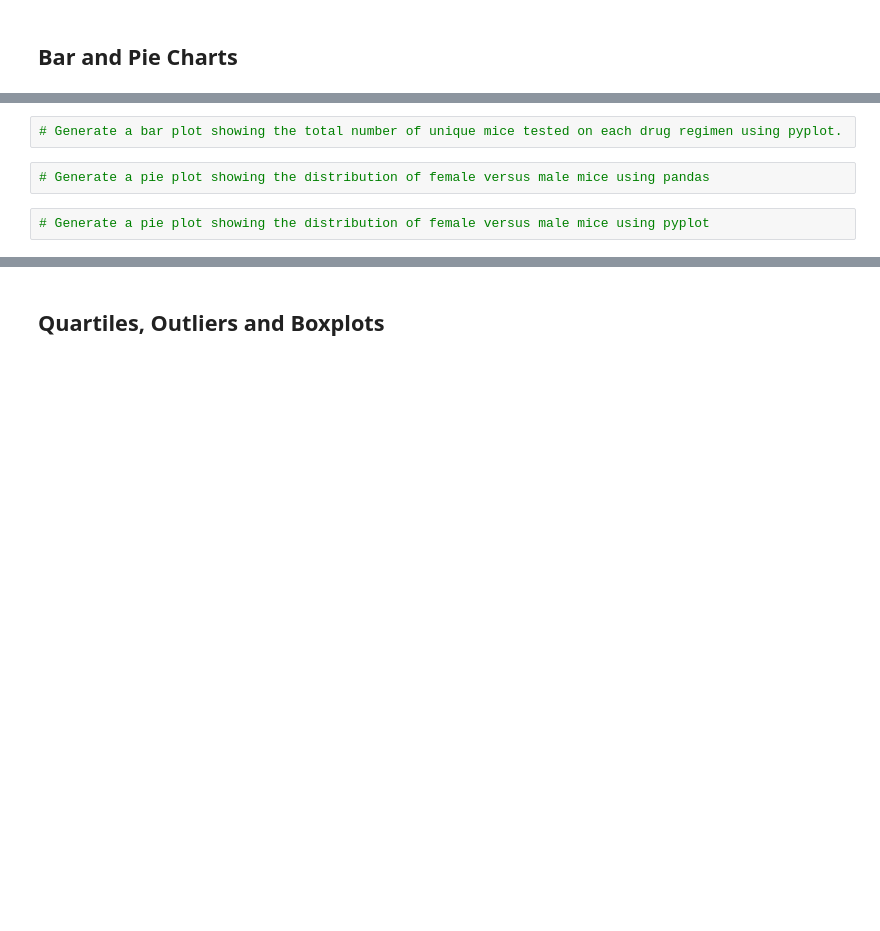
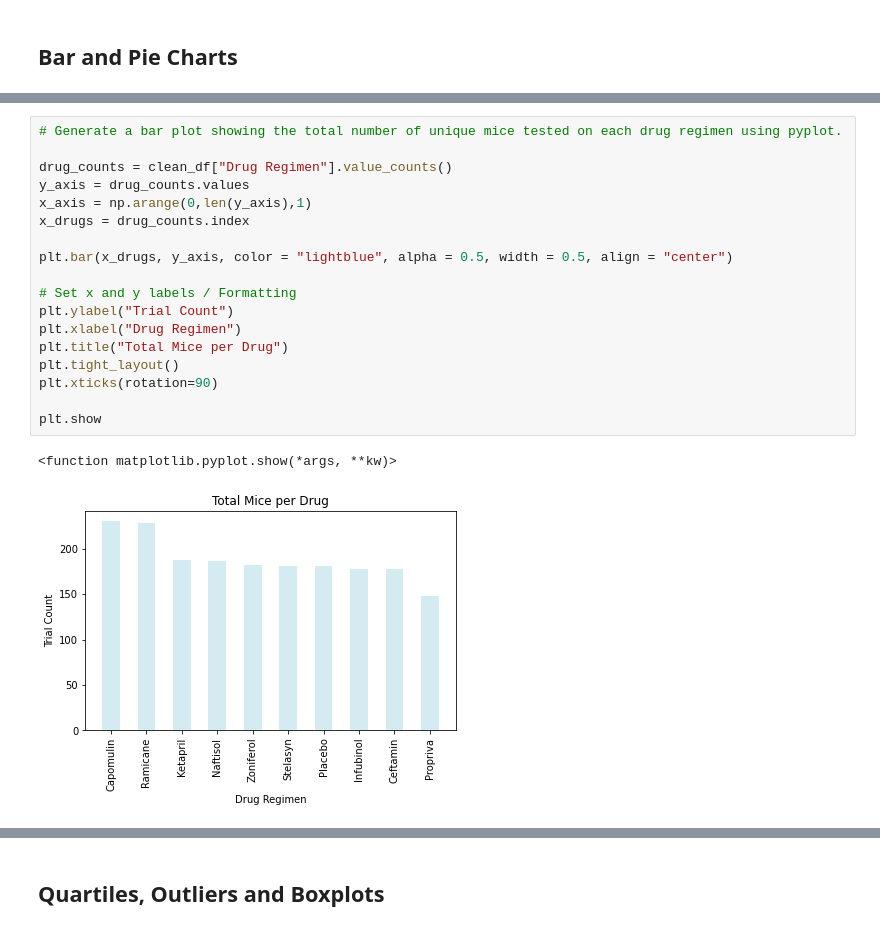
Before and after one commit to kimcrine/matplotlib-challenge, a Jupyter notebook: Pymaceuticals/pymaceuticals_starter.ipynb, the cells around one changed output, grey strips where cells are left out. Drawn from its saved outputs; the diff is of its cells as text; blank space fills up the shorter version.

```diff
--- a/Pymaceuticals/pymaceuticals_starter.ipynb
+++ b/Pymaceuticals/pymaceuticals_starter.ipynb
@@ -152,6 +152,21 @@ plt.show()
-# %%
-# Generate a bar plot showing the total number of unique mice tested on each drug regimen using pyplot.
-# %%
-# Generate a pie plot showing the distribution of female versus male mice using pandas
-# %%
-# Generate a pie plot showing the distribution of female versus male mice using pyplot
+# %%
+# Generate a bar plot showing the total number of unique mice tested on each drug regimen using pyplot.
+
+drug_counts = clean_df["Drug Regimen"].value_counts()
+y_axis = drug_counts.values
+x_axis = np.arange(0,len(y_axis),1)
+x_drugs = drug_counts.index
+
+plt.bar(x_drugs, y_axis, color = "lightblue", alpha = 0.5, width = 0.5, align = "center")
+
+# Set x and y labels / Formatting
+plt.ylabel("Trial Count")
+plt.xlabel("Drug Regimen")
+plt.title("Total Mice per Drug")
+plt.tight_layout()
+plt.xticks(rotation=90)
+
+plt.show
+# %% [output]
+<function matplotlib.pyplot.show(*args, **kw)>
+[figure, added]
```
Also changed, not shown: parts of 3 cells of this notebook.
